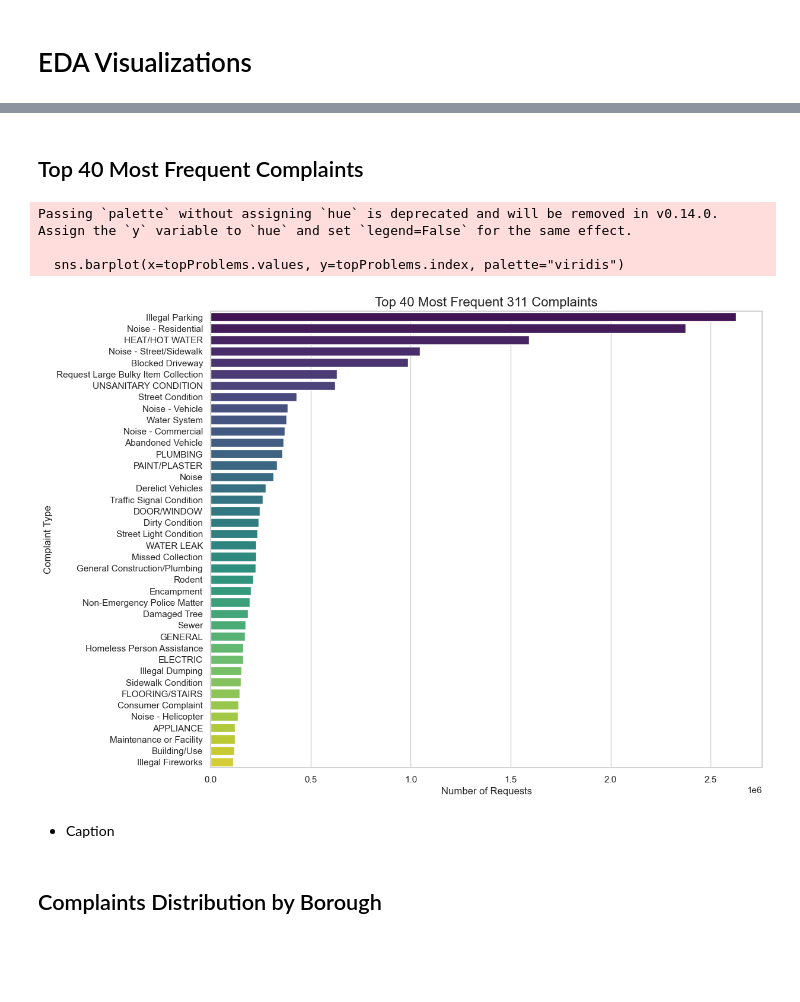
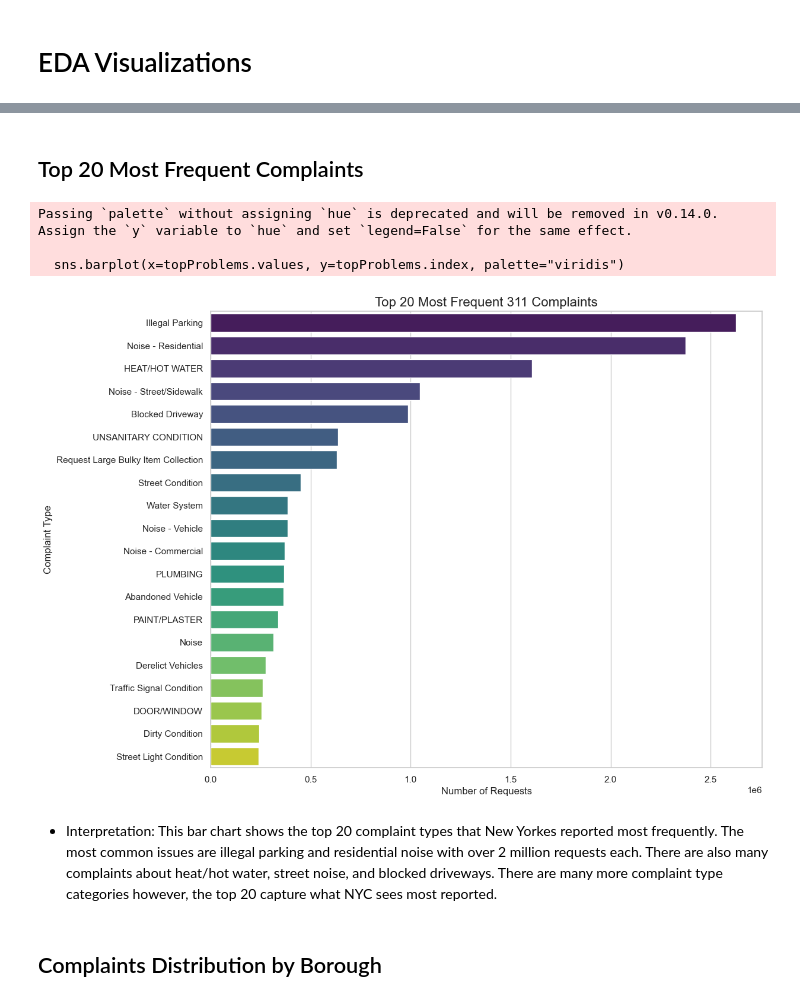
Before and after one commit to hashimaziz/NYC311Analysis, a Jupyter notebook: fullAnalysis.ipynb, the cells around one changed output, grey strips where cells are left out. Drawn from its saved outputs; the diff is of its cells as text; code cells hidden in the pictures; blank space fills up the shorter version.

```diff
--- a/fullAnalysis.ipynb
+++ b/fullAnalysis.ipynb
@@ -45,14 +52,13 @@ df['Closed Date'] = pd.to_datetime(df['Closed Date'], errors='coerce')
 df['Incident Zip'] = df['Incident Zip'].astype(str).str[:5]
 df['Incident Zip'] = df['Incident Zip'].replace('nan', np.nan)
 
-# Clean up 'Borough' column since it sometimes uses 'Unspecified'
 df['Borough'] = df['Borough'].replace('Unspecified', np.nan)
 
 # Drop columns where 'Created Date' or the problem is missing
 df.dropna(subset=['Created Date', 'Problem (formerly Complaint Type)'], inplace=True)
 
-# Remove negative resolution times (potentialy data entry errors)
-df = df[(df['ResolutionTimeHours'] >= 0 | df['ResolutionTimeHours'].isna())]
+# Drop duplicate columns
+df.drop_duplicates(inplace=True)
 
 # New shape and memory usage
 print(f"New Data Shape: {df.shape}")
@@ -65,6 +77,18 @@ New Memory Usage: 10596.70 MB
 # %%
 # Create new column that calculates resolution time in hours
 df['ResolutionTimeHours'] = (df['Closed Date'] - df['Created Date']).dt.total_seconds() / 3600
+# Remove negative resolution times (potential data entry errors)
+df = df[(df['ResolutionTimeHours'] >= 0) | (df['ResolutionTimeHours'].isna())]
+
+# Temporal Features
+df['Created Month'] = df['Created Date'].dt.month
+df['Created Year'] = df['Created Date'].dt.year
+df['Day of Week'] = df['Created Date'].dt.day_name()
+
+# Binning Feature (Categorize Resolution Times for easy plotting)
+bins = [-1, 24, 72, 168, 8760, float('inf')]
+labels = ['< 1 Day', '1-3 Days', '3-7 Days', '1 Week - 1 Year', '> 1 Year']
+df['ResolutionCategory'] = pd.cut(df['ResolutionTimeHours'], bins=bins, labels=labels)
 # %% [markdown]
 # EDA Visualizations #
 # %%
@@ -73,20 +128,20 @@ sns.set_theme(style="whitegrid")
 # %% [markdown]
-## Top 40 Most Frequent Complaints ##
+## Top 20 Most Frequent Complaints ##
 # %%
 plt.figure(figsize=(12, 10))
-topProblems = df['Problem (formerly Complaint Type)'].value_counts().head(40)
+topProblems = df['Problem (formerly Complaint Type)'].value_counts().head(20)
 sns.barplot(x=topProblems.values, y=topProblems.index, palette="viridis")
-plt.title("Top 40 Most Frequent 311 Complaints", fontsize=16)
+plt.title("Top 20 Most Frequent 311 Complaints", fontsize=16)
 plt.xlabel("Number of Requests", fontsize=12)
 plt.ylabel("Complaint Type", fontsize=12)
 plt.show()
 # %% [output]
 Passing `palette` without assigning `hue` is deprecated and will be removed in v0.14.0. Assign the `y` variable to `hue` and set `legend=False` for the same effect.
 
   sns.barplot(x=topProblems.values, y=topProblems.index, palette="viridis")
-[figure, old version]
+[figure, new version]
-# %% [markdown]
-- Caption
+# %% [markdown]
+- Interpretation: This bar chart shows the top 20 complaint types that New Yorkes reported most frequently. The most common issues are illegal parking and residential noise with over 2 million requests each. There are also many complaints about heat/hot water, street noise, and blocked driveways. There are many more complaint type categories however, the top 20 capture what NYC sees most reported.
 # %% [markdown]
 ## Complaints Distribution by Borough ##
 # %%
```
Also changed, not shown: parts of 36 cells of this notebook.
